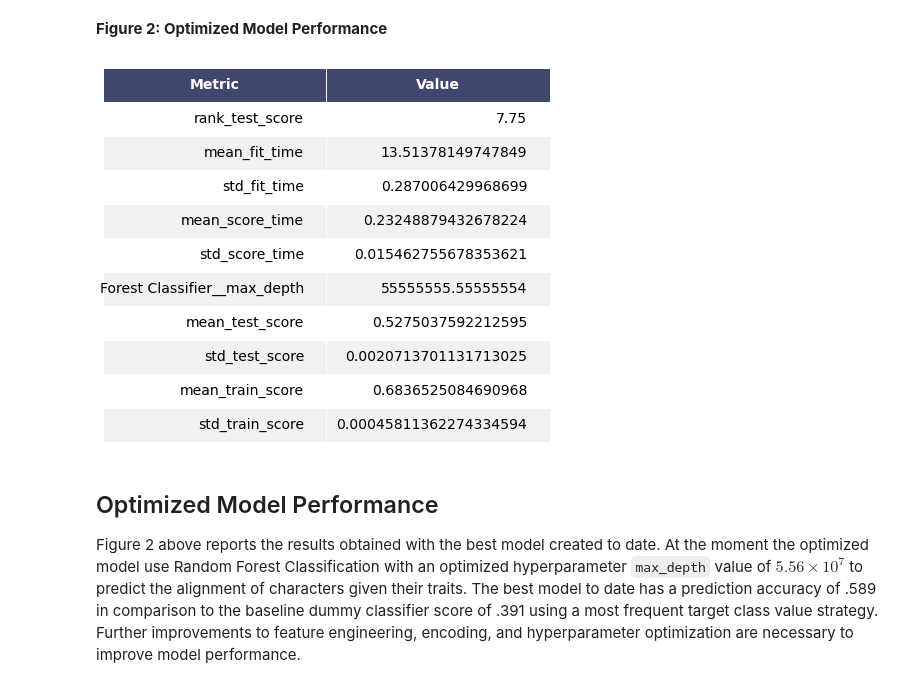
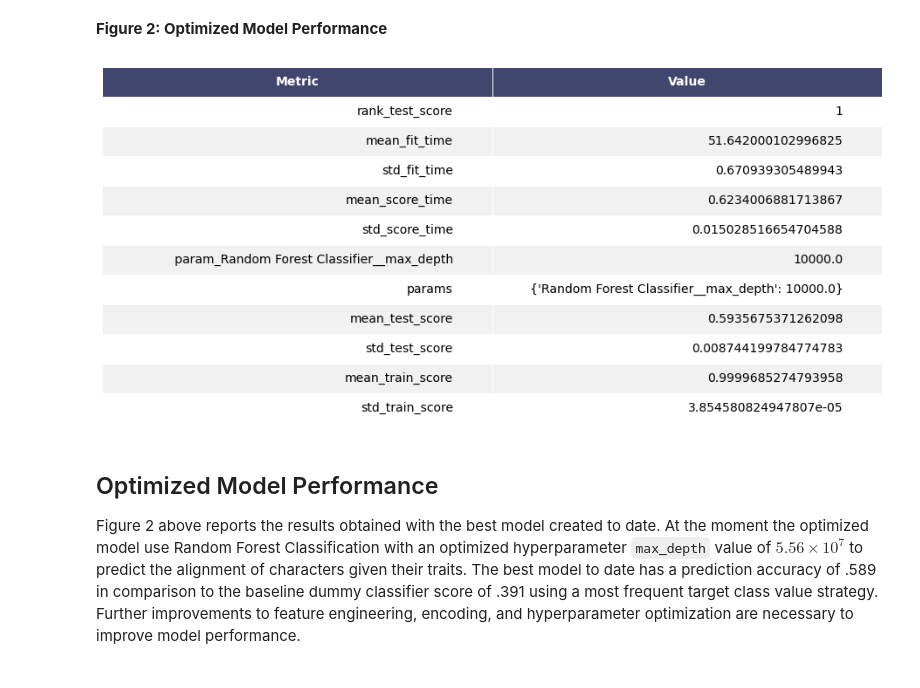
Before and after one commit to UBC-MDS/Workflows_showcase, a Jupyter notebook: report/summary_report.ipynb, the cells around one changed output. Drawn from its saved outputs; the diff is of its cells as text; code cells hidden in the pictures.

```diff
--- a/report/summary_report.ipynb
+++ b/report/summary_report.ipynb
@@ -83,15 +83,15 @@ The next steps to improve the model through feature transformation and encoding
 # %% [markdown]
 **Figure 2: Optimized Model Performance**
 # %%
-optimized_model_df = (pickle.load(open("../results/tables/optimized_model.pkl", "rb"))).mean()
+optimized_model_df = (pickle.load(open("../results/tables/optimized_model.pkl", "rb"))).loc[0, :]
 
 pd.options.display.float_format = '{:.3f}'.format
 rf_model = pd.DataFrame(optimized_model_df)
 rf_model = rf_model[~rf_model.index.str.contains('split')].reset_index()
 rf_model.columns = ["Metric", "Value"]
-render_table(rf_model, header_columns=0, col_width=4);
+render_table(rf_model, header_columns=0, col_width=8);
 # %% [output]
-[figure, old version]
+[figure, new version]
 # %% [markdown]
 ## Optimized Model Performance
 
```
Also changed, not shown: parts of 5 cells of this notebook, 20 other files.
